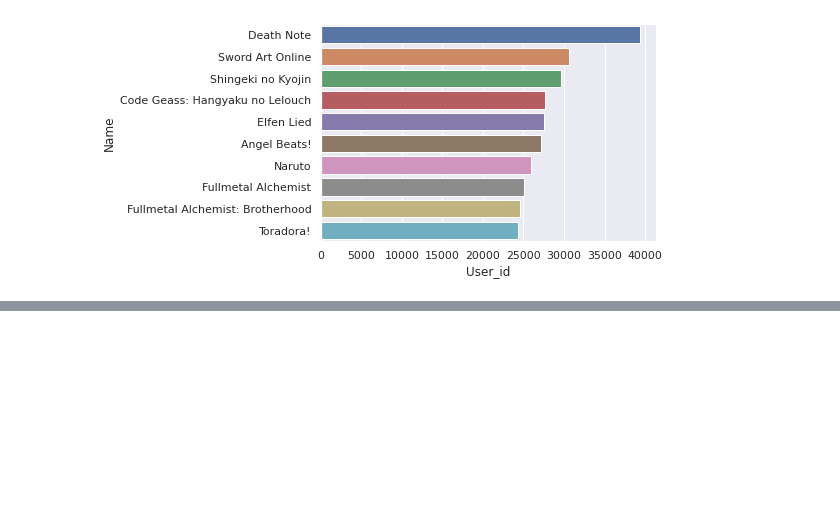
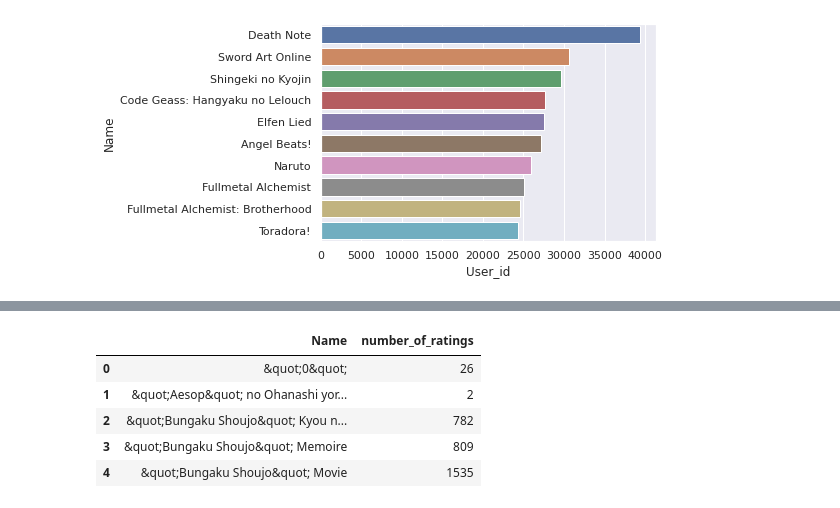
Before and after one commit to hargurjeet/Recommedation-Systems, a Jupyter notebook: Anime_Recommendation_Item_Based_CosineSimilarity.ipynb, the cells around one changed output, grey strips where cells are left out. Cells and saved outputs as stored; diff of their text form; code cells hidden in the pictures; blank space fills up the shorter version.

```diff
--- a/Anime_Recommendation_Item_Based_CosineSimilarity.ipynb
+++ b/Anime_Recommendation_Item_Based_CosineSimilarity.ipynb
@@ -153,0 +155,12 @@ KeyboardInterrupt: ignored
+# %%
+ratings_count = rating_data_with_Anime_name.groupby(['Name'])['Actual_Rating'].count().reset_index()
+ratings_count.rename(columns={'Actual_Rating':'number_of_ratings'}, inplace=True)
+
+ratings_count.head()
+# %% [output]
+|  | Name | number_of_ratings |
+| 0 | &quot;0&quot; | 26 |
+| 1 | &quot;Aesop&quot; no Ohanashi yor... | 2 |
+| 2 | &quot;Bungaku Shoujo&quot; Kyou n... | 782 |
+| 3 | &quot;Bungaku Shoujo&quot; Memoire | 809 |
+| 4 | &quot;Bungaku Shoujo&quot; Movie | 1535 |
```
Also changed, not shown: parts of 7 cells of this notebook.
